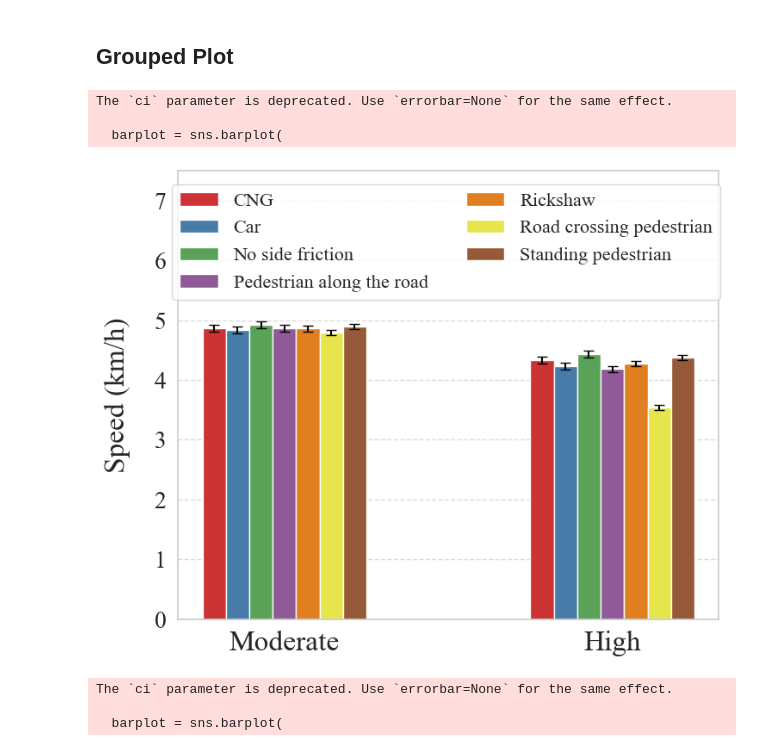
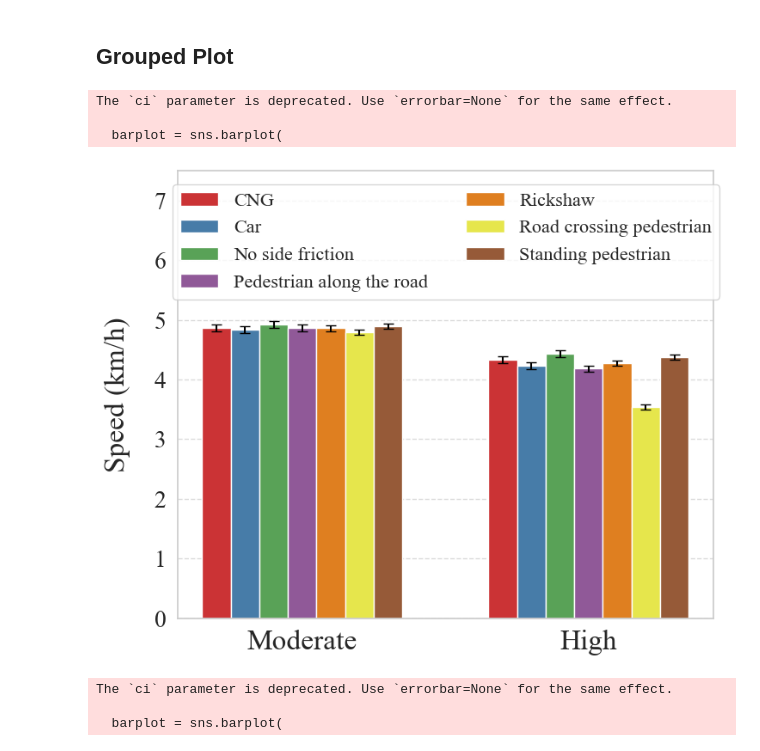
Before and after one commit to Osama00112/DhakaSim_RData, a Jupyter notebook: Bar Diagrams/plots/results.ipynb, the cells around one changed output. Saved outputs shown, nothing was run; the diff lists cells and outputs as text; code cells hidden in the pictures.

```diff
--- a/Bar Diagrams/plots/results.ipynb
+++ b/Bar Diagrams/plots/results.ipynb
@@ -244,40 +244,40 @@ plt.figure(figsize=(7.5, 6))
 
 barplot = sns.barplot(
     data=merged_plot_data1, x='Density', y='speed_avg', hue='type',
-    palette='Set1', ci=None, dodge=True, width=0.5
+    palette='Set1', ci=None, dodge=True, width=0.7
 )
 
 # Add error bars
 for i,bar in enumerate(barplot.patches):
     bar_x = bar.get_x() + bar.get_width() / 2
     bar_y = bar.get_height()
     error = merged_plot_data1.loc[i // 7, 'speed_sd']
     #print(f"error shape: {error.shape} and error is: {error}")
 
     #print(f"bar_x: {bar_x}, bar_y: {bar_y}, error: {error}")
     plt.errorbar(bar_x, bar_y, yerr=error, fmt='none', capsize=4, c='black')
 
 
 plt.title("", fontsize=16)
 plt.xlabel("", fontsize=24)
 plt.ylabel("Speed (km/h)", fontsize=24, labelpad=20)
 plt.ylim(0, 7.5)
 
 plt.xticks(fontsize=24)
 plt.yticks(fontsize=20)
 plt.grid(axis='y', linestyle='--', alpha=0.7)
 
-plt.legend(title=None, loc='upper right', bbox_to_anchor=(1.02, 0.99), frameon=True, fontsize=16, ncol=2)
+plt.legend(title=None, loc='upper right', bbox_to_anchor=(1.03, 0.99), frameon=True, fontsize=16, ncol=2)
 
 
 plt.tight_layout()
 plt.savefig('speed_plot_indv.pdf', bbox_inches='tight')
 plt.show()
 # %% [output]
 The `ci` parameter is deprecated. Use `errorbar=None` for the same effect.
 
   barplot = sns.barplot(
-[figure, old version]
+[figure, new version]
 # %%
 # same for merged_plot_data2
 plt.figure(figsize=(7.5, 6))
```
Also changed, not shown: parts of 2 cells of this notebook, 21 other files.
